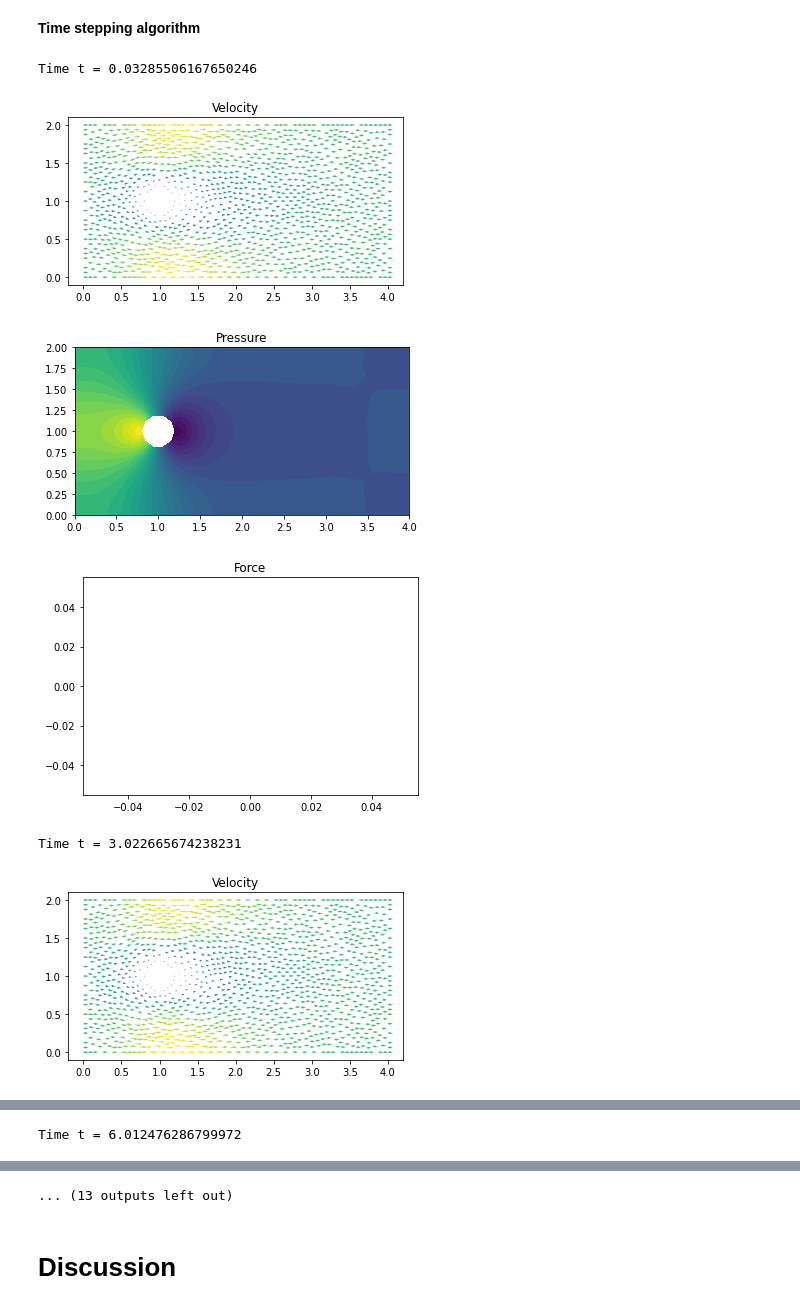
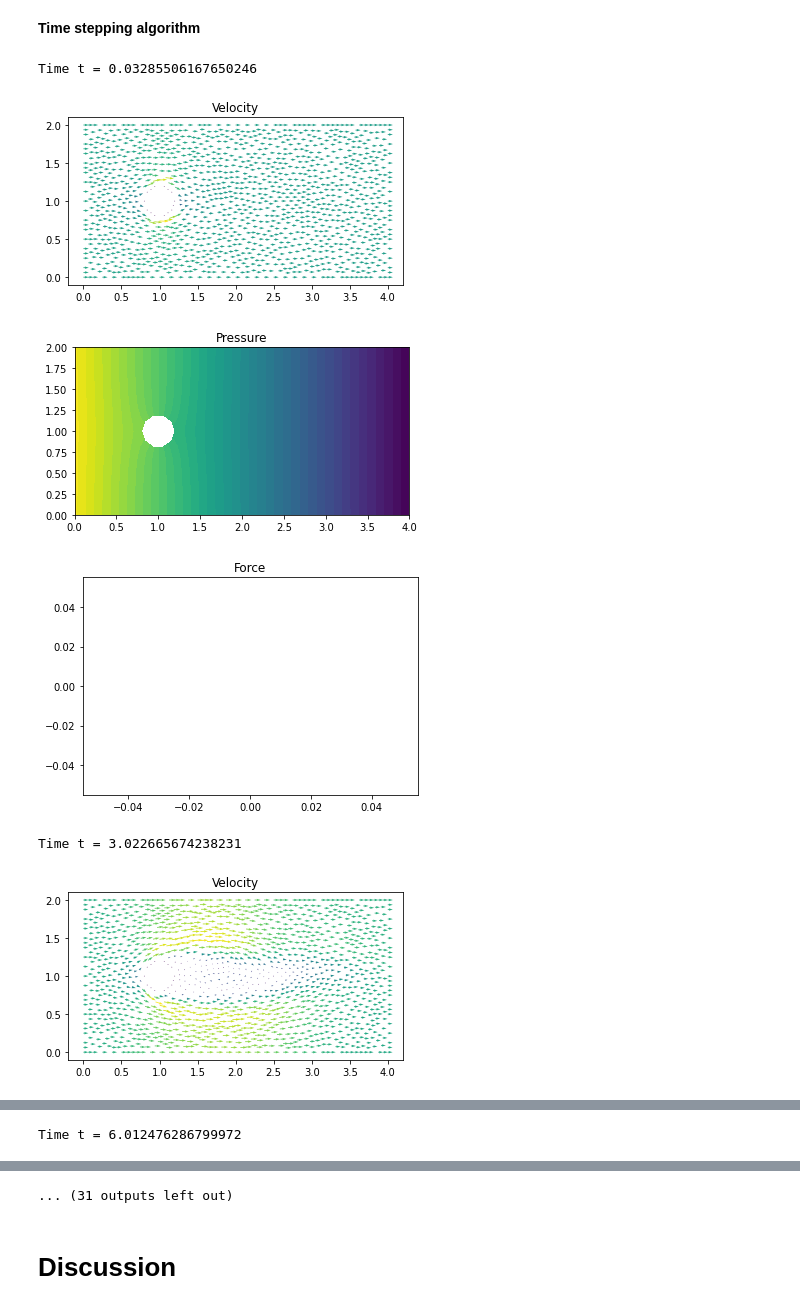
Before and after one commit to johanhoffman/DD2365_VT22, a Jupyter notebook: Lab2/notanumber_lab2.ipynb, the cells around one changed output, grey strips where cells are left out. Saved outputs shown, nothing was run; the diff lists cells and outputs as text; code cells hidden in the pictures.

Commit message:
Results done except extra 3

```diff
--- a/Lab2/notanumber_lab2.ipynb
+++ b/Lab2/notanumber_lab2.ipynb
@@ -251,7 +265,7 @@ The following results were obtained for the different Reynolds numbers, with $c_
 **Define flow parameters**
 # %%
 # Set viscosity
-nu = 4.0e-1
+nu = 4.0e-3
 # %% [markdown]
 **Define method parameters**
 # %%
@@ -298,8 +312,8 @@ Lp = rhs(Fp)
 **Compute force on boundary**
 # %%
 # Define the direction of the force to be computed
-phi_x = 1.0 # drag
-phi_y = 0.0 # lift
+phi_x = 0.0 # drag
+phi_y = 1.0 # lift
 
 #psi_expression = Expression(("0.0","pow(x[0]-0.5,2.0) + pow(x[1]-1.0,2.0) - pow(0.2,2.0) < 1.e-5 ? 1. : 0."), element = V.ufl_element())
 psi_expression = Expression(("near(pow(x[0]-xc,2.0) + pow(x[1]-yc,2.0) - pow(rc,2.0), 0.0) ? phi_x : 0.","near(pow(x[0]-xc,2.0) + pow(x[1]-yc,2.0) - pow(rc,2.0), 0.0) ? phi_y : 0."), xc=xc, yc=yc, rc=rc, phi_x=phi_x, phi_y=phi_y, element = V.ufl_element())
@@ -380,37 +394,37 @@ while t < T + DOLFIN_EPS:
 
         s = 'Time t = ' + repr(t)
         print(s)
 
         # Save solution to file
         file_u << u1
         file_p << p1
 
         # Plot solution
         plt.figure()
         plot(u1, title="Velocity")
 
         plt.figure()
         plot(p1, title="Pressure")
 
         plot_time += T/plot_freq
 
         plt.show()
 
         plt.figure()
         plt.title("Force")
         plt.plot(time, force_array)
         plt.show()
 
     # Update time step
     u0.assign(u1)
     t += dt
 
-#!tar -czvf results-NS.tar.gz results-NS
-#files.download('results-NS.tar.gz')
+!tar -czvf results-NS.tar.gz results-NS
+files.download('results-NS.tar.gz')
 # %% [output]
 Time t = 0.03285506167650246
-[figure, old version]
+[figure, new version]
-[figure, old version]
+[figure, new version]
 [figure]
 Time t = 3.022665674238231
-[figure, old version]
+[figure, new version]
@@ -423,4 +437,4 @@ Time t = 6.012476286799972
-... (13 outputs left out)
+... (31 outputs left out)
 # %% [markdown]
 # **Discussion**
 # %% [markdown]
```
Also changed, not shown: parts of 3 cells of this notebook.
